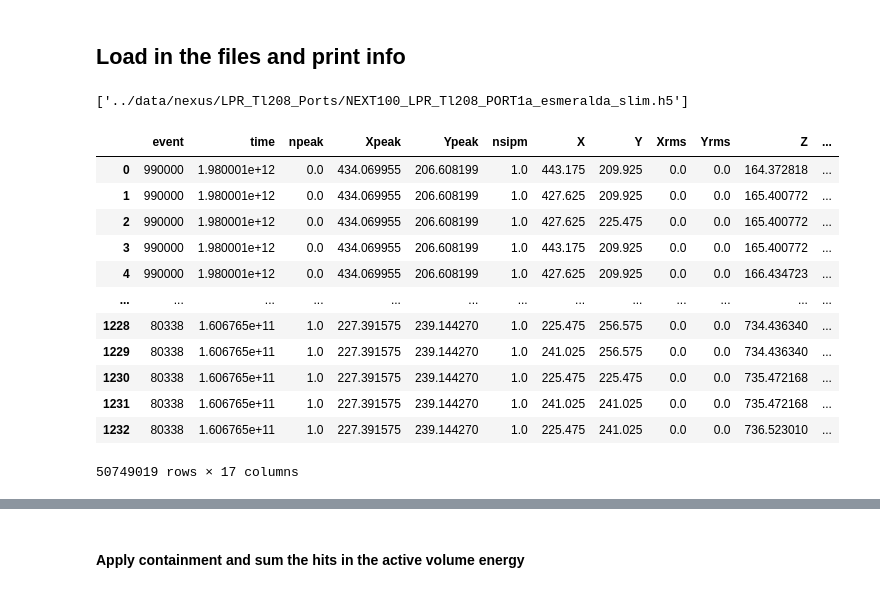
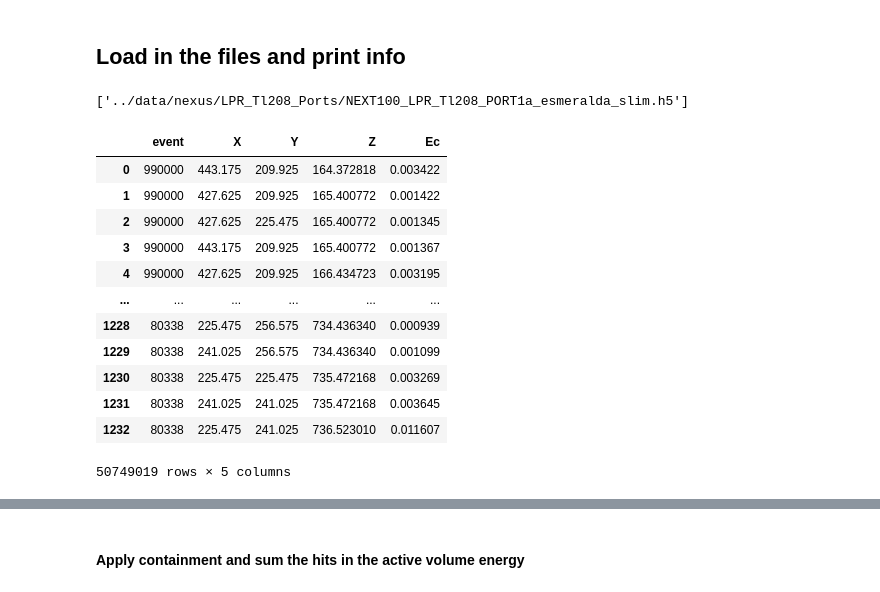
Before and after one commit to kvjmistry/DoubleBeta, a Jupyter notebook: Bremsstrahlung/StudyGammasPorts.ipynb, the cells around one changed output, grey strips where cells are left out. Drawn from its saved outputs; the diff is of its cells as text; code cells hidden in the pictures.

```diff
--- a/Bremsstrahlung/StudyGammasPorts.ipynb
+++ b/Bremsstrahlung/StudyGammasPorts.ipynb
@@ -30,46 +30,46 @@ mode = "esmeralda"
 
 if (mode == "nexus"):
     files.append("../data/nexus/LPR_Tl208_Ports/NEXT100_LPR_Tl208_PORT1a_slim.h5") # LPR Port 1A event
 else:
     files.append("../data/nexus/LPR_Tl208_Ports/NEXT100_LPR_Tl208_PORT1a_esmeralda_slim.h5") # LPR Port 1A event
 
 print(files)
 
 config_v = []
 parts_v  = []
 hits_v   = []
 chits_v = []
 
 for index, f in enumerate(files):
 
     if (mode == "nexus"):
         config_v.append(pd.read_hdf(f, 'config'))
     else:
-        chits_v.append(pd.read_hdf(f, 'lt_chits'))
+        chits_v.append(pd.read_hdf(f, 'lt_chits',  columns = ["event", "X", "Y", "Z", "Ec"]))
 
 
-    parts_v .append(pd.read_hdf(f, 'parts'))
-    hits_v  .append(pd.read_hdf(f, 'hits'))
+    parts_v .append(pd.read_hdf(f, 'parts', columns = ["event_id", "particle_id", "mother_id","particle_name", "creator_proc", "final_proc", "kin_energy", "initial_volume", "final_volume", "final_x", "final_y", "final_z"]))
+    hits_v  .append(pd.read_hdf(f, 'hits',  columns = ["event_id", "x", "y", "z", "energy", "particle_id"]))
 
 if (mode == "nexus"):
     display(config_v[0])
 else:
     # Divide the event numbers for the reco by two
     chits_v[0].event = chits_v[0].event//2 # Double slash is integer division
 
     display(chits_v[0])
 # %% [output]
 ['../data/nexus/LPR_Tl208_Ports/NEXT100_LPR_Tl208_PORT1a_esmeralda_slim.h5']
-|  | event | time | npeak | Xpeak | Ypeak | nsipm | X | Y | Xrms | Yrms | Z | ... |
-| 0 | 990000 | 1.980001e+12 | 0.0 | 434.069955 | 206.608199 | 1.0 | 443.175 | 209.925 | 0.0 | 0.0 | 164.372818 | ... |
-| 1 | 990000 | 1.980001e+12 | 0.0 | 434.069955 | 206.608199 | 1.0 | 427.625 | 209.925 | 0.0 | 0.0 | 165.400772 | ... |
-| 2 | 990000 | 1.980001e+12 | 0.0 | 434.069955 | 206.608199 | 1.0 | 427.625 | 225.475 | 0.0 | 0.0 | 165.400772 | ... |
-| 3 | 990000 | 1.980001e+12 | 0.0 | 434.069955 | 206.608199 | 1.0 | 443.175 | 209.925 | 0.0 | 0.0 | 165.400772 | ... |
-| 4 | 990000 | 1.980001e+12 | 0.0 | 434.069955 | 206.608199 | 1.0 | 427.625 | 209.925 | 0.0 | 0.0 | 166.434723 | ... |
-| ... | ... | ... | ... | ... | ... | ... | ... | ... | ... | ... | ... | ... |
-| 1228 | 80338 | 1.606765e+11 | 1.0 | 227.391575 | 239.144270 | 1.0 | 225.475 | 256.575 | 0.0 | 0.0 | 734.436340 | ... |
-| 1229 | 80338 | 1.606765e+11 | 1.0 | 227.391575 | 239.144270 | 1.0 | 241.025 | 256.575 | 0.0 | 0.0 | 734.436340 | ... |
-| 1230 | 80338 | 1.606765e+11 | 1.0 | 227.391575 | 239.144270 | 1.0 | 225.475 | 225.475 | 0.0 | 0.0 | 735.472168 | ... |
-| 1231 | 80338 | 1.606765e+11 | 1.0 | 227.391575 | 239.144270 | 1.0 | 241.025 | 241.025 | 0.0 | 0.0 | 735.472168 | ... |
-| 1232 | 80338 | 1.606765e+11 | 1.0 | 227.391575 | 239.144270 | 1.0 | 225.475 | 241.025 | 0.0 | 0.0 | 736.523010 | ... |
+|  | event | X | Y | Z | Ec |
+| 0 | 990000 | 443.175 | 209.925 | 164.372818 | 0.003422 |
+| 1 | 990000 | 427.625 | 209.925 | 165.400772 | 0.001422 |
+| 2 | 990000 | 427.625 | 225.475 | 165.400772 | 0.001345 |
+| 3 | 990000 | 443.175 | 209.925 | 165.400772 | 0.001367 |
+| 4 | 990000 | 427.625 | 209.925 | 166.434723 | 0.003195 |
+| ... | ... | ... | ... | ... | ... |
+| 1228 | 80338 | 225.475 | 256.575 | 734.436340 | 0.000939 |
+| 1229 | 80338 | 241.025 | 256.575 | 734.436340 | 0.001099 |
+| 1230 | 80338 | 225.475 | 225.475 | 735.472168 | 0.003269 |
+| 1231 | 80338 | 241.025 | 241.025 | 735.472168 | 0.003645 |
+| 1232 | 80338 | 225.475 | 241.025 | 736.523010 | 0.011607 |
-50749019 rows × 17 columns
+50749019 rows × 5 columns
```
Also changed, not shown: parts of 31 cells of this notebook, 38 other files.
